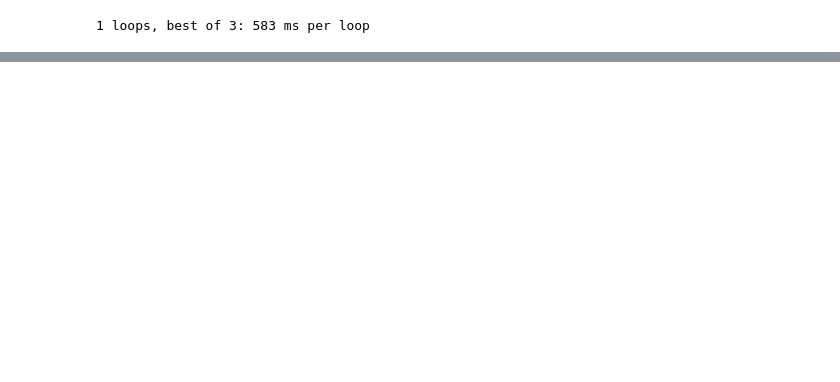
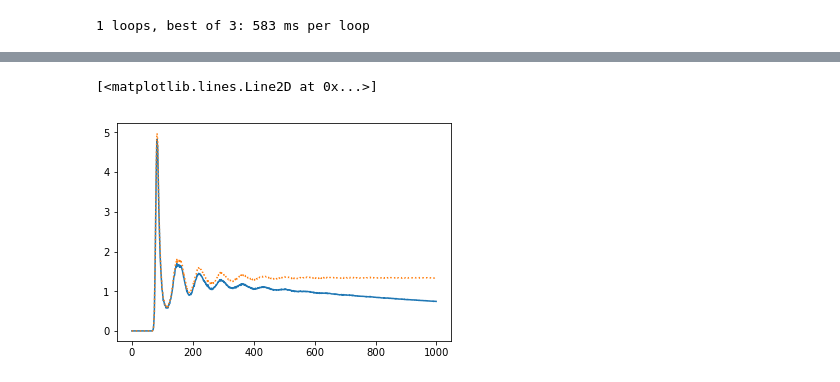
Before and after one commit to MathieuLeocmach/colloids, a Jupyter notebook: python/colloids/cython/boo.ipynb, the cells around one changed output, grey strips where cells are left out. Cells and saved outputs as stored; diff of their text form; code cells hidden in the pictures; blank space fills up the shorter version.

Commit message:
get_mono_rdf with numba instead of weave. Comparable performances on single thread.

```diff
--- a/python/colloids/cython/boo.ipynb
+++ b/python/colloids/cython/boo.ipynb
@@ -868,0 +809,2 @@ hq, g = gG_l(pos, qlm, is_center, Nbins=250, maxdist=30.0)
+# %%
+g = periodic.get_mono_rdf(pos[:,:-1], 1000, 203.0)
@@ -868,0 +820,21 @@ hq, g = gG_l(pos, qlm, is_center, Nbins=250, maxdist=30.0)
+# %%
+def get_mono_rdf(pos, Nbins, L):
+    maxdist = L/2.0
+    g = np.zeros([len(pos), Nbins], int)
+    #conversion factor between indices and bins
+    l2r = Nbins/maxdist
+    for i in range(len(pos)):
+        good = np.ones(len(pos), bool)
+        good[i] = False
+        dists = np.sqrt((periodic.periodify(pos[i], pos[good], L)**2).sum(-1))
+        rs = (dists * l2r).astype(int)
+        np.add.at(g[i], rs[rs<Nbins], 1)
+    return g
+# %%
+g2 = get_mono_rdf(pos[:,:-1], 1000, 203.0)
+# %%
+plt.plot(g.mean(0)*203**3/len(pos)/(4/3*np.pi*np.diff((np.arange(1001)/1001.*203./2)**3)))
+plt.plot(g2.mean(0)*203**3/len(pos)/(4/3*np.pi*np.diff((np.arange(1001)/1001.*203./2)**3)), ls=':')
+# %% [output]
+[<matplotlib.lines.Line2D at 0x...>]
+[figure, added]
```
Also changed, not shown: parts of 17 cells of this notebook, 1 other file.
